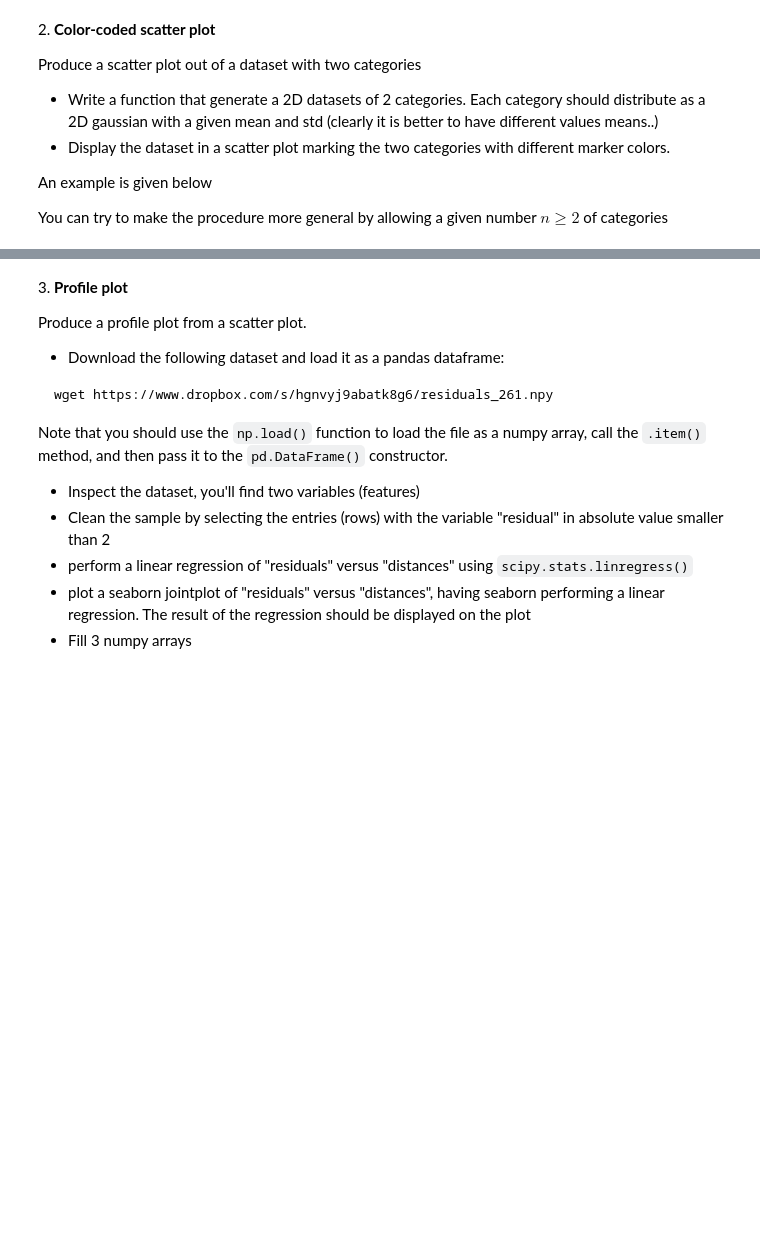
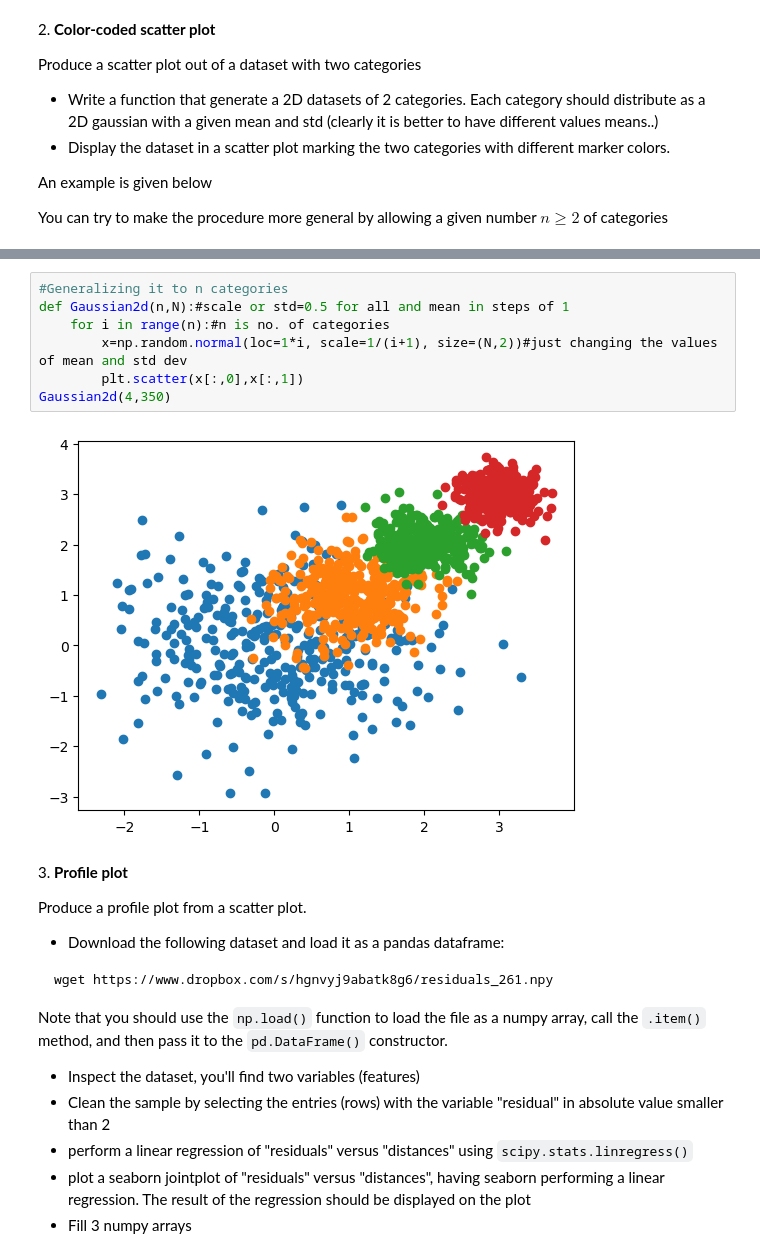
Before and after one commit to LucreziaRossi/LaboratoryOfComputationalPhysics_Y6, a Jupyter notebook: 07ex_Visualization.ipynb, the cells around one changed output, grey strips where cells are left out. Saved outputs shown, nothing was run; the diff lists cells and outputs as text; blank space fills up the shorter version.

```diff
--- a/07ex_Visualization.ipynb
+++ b/07ex_Visualization.ipynb
@@ -165,3 +104,12 @@ scatter_plot_2d_categories(category1, category2)
+# %%
+#Generalizing it to n categories
+def Gaussian2d(n,N):#scale or std=0.5 for all and mean in steps of 1
+    for i in range(n):#n is no. of categories
+        x=np.random.normal(loc=1*i, scale=1/(i+1), size=(N,2))#just changing the values of mean and std dev
+        plt.scatter(x[:,0],x[:,1])
+Gaussian2d(4,350)
+# %% [output]
+[figure, added]
 # %% [markdown]
 3\. **Profile plot**
 
```
Also changed, not shown: parts of 11 cells of this notebook.
